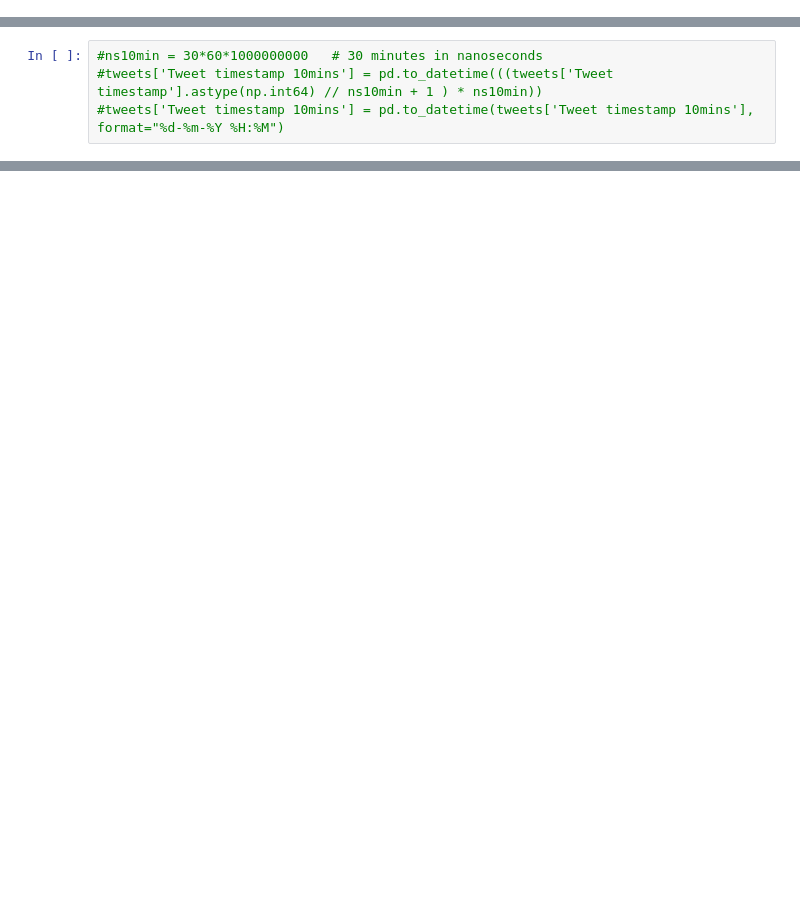
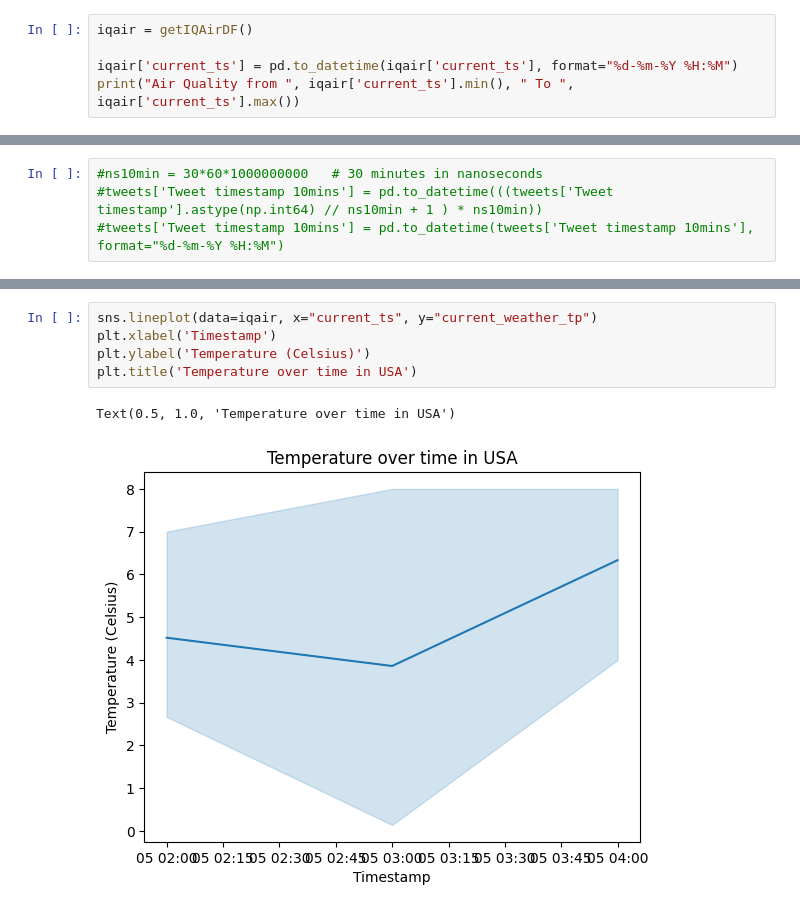
Before and after one commit to DeathHunterX/Simple-datapipeline, a Jupyter notebook: data-vis/python/blog-visuals.ipynb, the cells around one changed output, grey strips where cells are left out. Cells and saved outputs as stored; diff of their text form; blank space fills up the shorter version.

```diff
--- a/data-vis/python/blog-visuals.ipynb
+++ b/data-vis/python/blog-visuals.ipynb
@@ -29,0 +48,5 @@ weather
+# %%
+iqair = getIQAirDF()
+
+iqair['current_ts'] = pd.to_datetime(iqair['current_ts'], format="%d-%m-%Y %H:%M")
+print("Air Quality from ", iqair['current_ts'].min(), " To ", iqair['current_ts'].max())
@@ -59,0 +106,8 @@ Text(0.5, 1.0, "Plotting 'Feels like' temperature")
+# %%
+sns.lineplot(data=iqair, x="current_ts", y="current_weather_tp")
+plt.xlabel('Timestamp')
+plt.ylabel('Temperature (Celsius)')
+plt.title('Temperature over time in USA')
+# %% [output]
+Text(0.5, 1.0, 'Temperature over time in USA')
+[figure, added]
```
Also changed, not shown: parts of 14 cells of this notebook, 10 other files.
